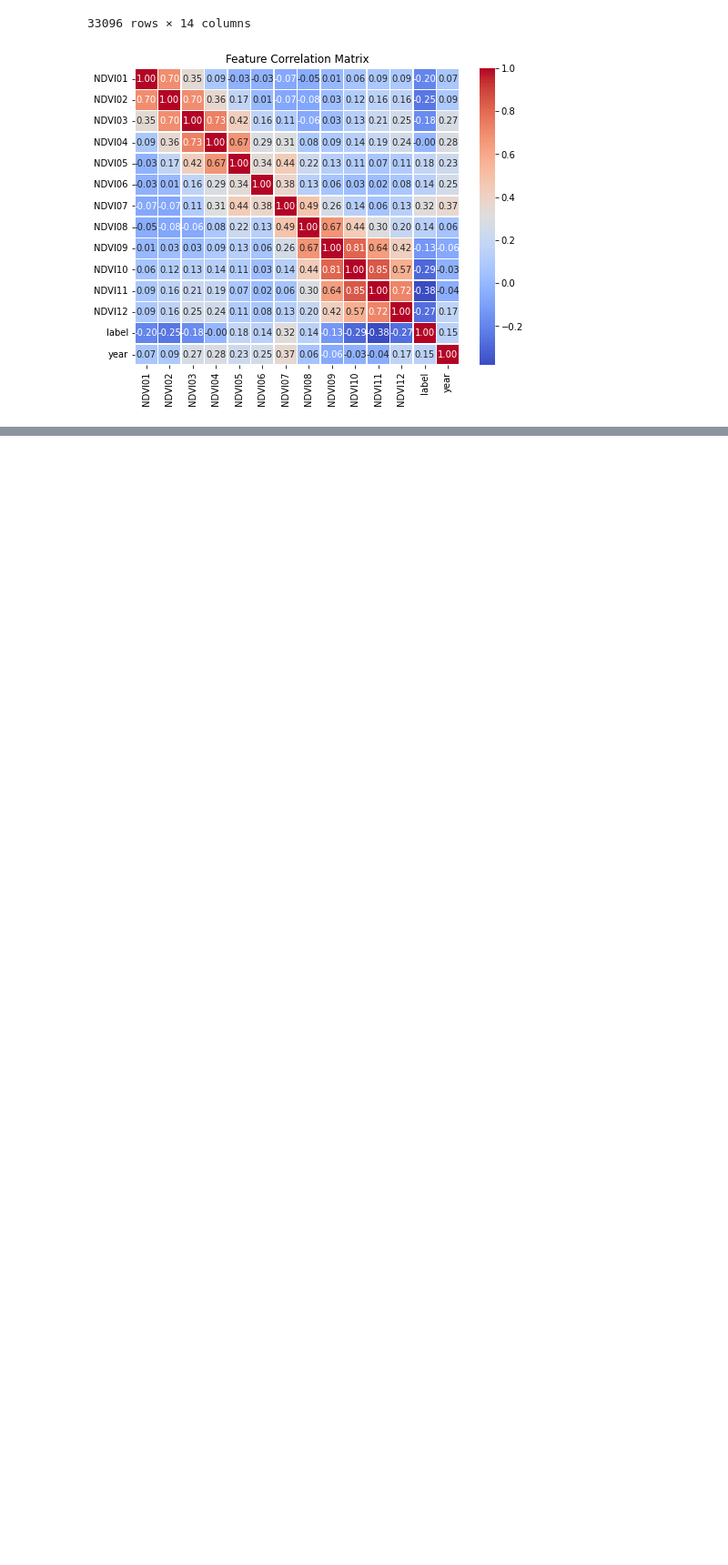
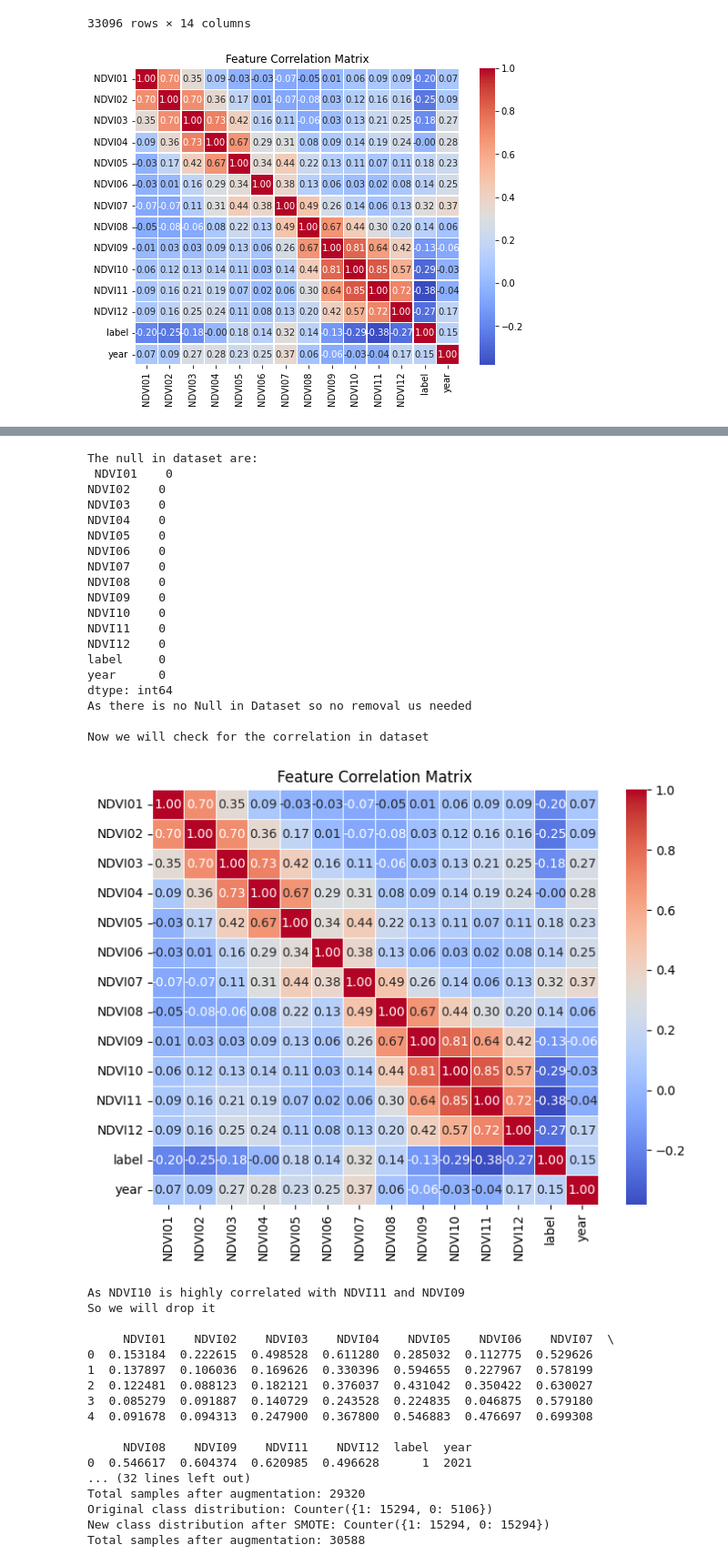
Before and after one commit to haseeb-m4235/NDVI-Based-Crop-Classification-for-Rice-and-Cotton-Using-Machine-Learning, a Jupyter notebook: main.ipynb, the cells around one changed output, grey strips where cells are left out. Shown at 91% size. Cells and saved outputs as stored; diff of their text form; code cells hidden in the pictures; blank space fills up the shorter version.

Commit message:
Adding Finalized Processor to main.py and main.ipynb

```diff
--- a/main.ipynb
+++ b/main.ipynb
@@ -53,0 +56,43 @@ data.combined_data = data.combined_data.drop(columns=['NDVI10'])
+# %%
+from Data_Processing import DataPreProcess
+dp=DataPreProcess()
+# %%
+data=dp.apply_preprocessing()
+# %% [output]
+The null in dataset are:
+ NDVI01    0
+NDVI02    0
+NDVI03    0
+NDVI04    0
+NDVI05    0
+NDVI06    0
+NDVI07    0
+NDVI08    0
+NDVI09    0
+NDVI10    0
+NDVI11    0
+NDVI12    0
+label     0
+year      0
+dtype: int64
+As there is no Null in Dataset so no removal us needed
+
+Now we will check for the correlation in dataset
+[figure, added]
+As NDVI10 is highly correlated with NDVI11 and NDVI09
+So we will drop it
+
+     NDVI01    NDVI02    NDVI03    NDVI04    NDVI05    NDVI06    NDVI07  \
+0  0.153184  0.222615  0.498528  0.611280  0.285032  0.112775  0.529626
+1  0.137897  0.106036  0.169626  0.330396  0.594655  0.227967  0.578199
+2  0.122481  0.088123  0.182121  0.376037  0.431042  0.350422  0.630027
+3  0.085279  0.091887  0.140729  0.243528  0.224835  0.046875  0.579180
+4  0.091678  0.094313  0.247900  0.367800  0.546883  0.476697  0.699308
+
+     NDVI08    NDVI09    NDVI11    NDVI12  label  year
+0  0.546617  0.604374  0.620985  0.496628      1  2021
+... (32 lines left out)
+Total samples after augmentation: 29320
+Original class distribution: Counter({1: 15294, 0: 5106})
+New class distribution after SMOTE: Counter({1: 15294, 0: 15294})
+Total samples after augmentation: 30588
```
Also changed, not shown: parts of 1 cell of this notebook, 2 other files.
